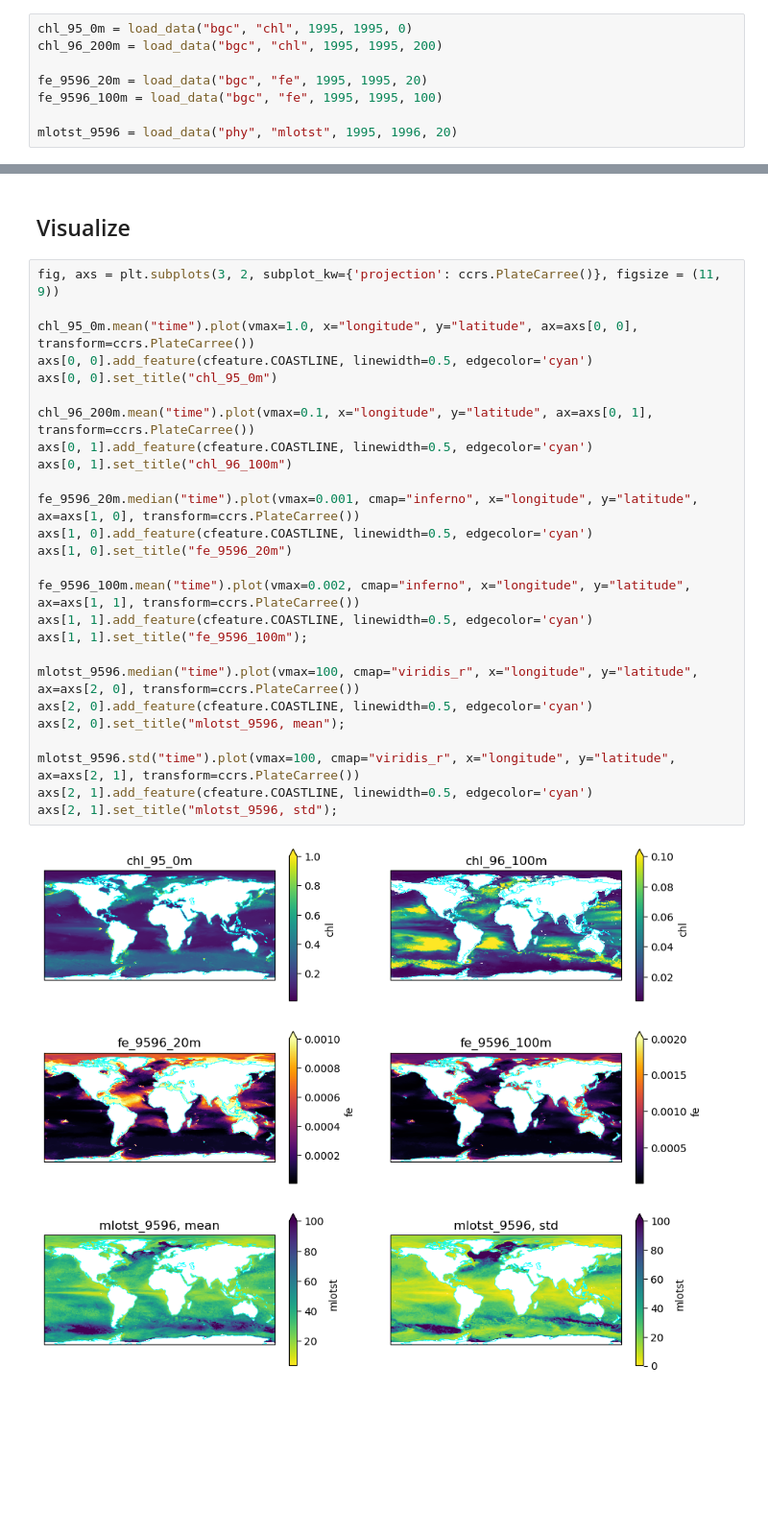
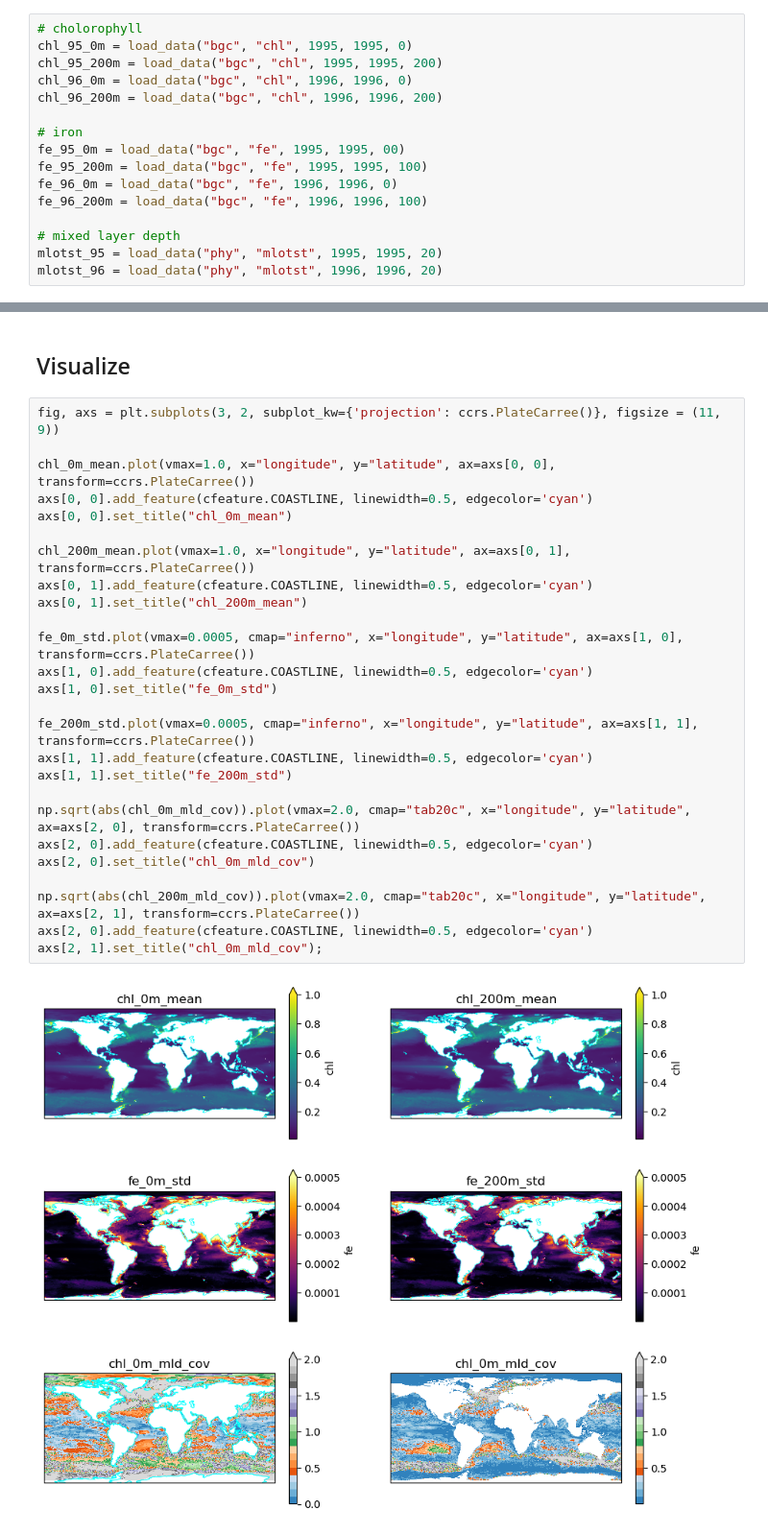
Before and after one commit to mardatade/2025-10-08_Clean-Code_Workshop, a Jupyter notebook: example_project/application.ipynb, the cells around one changed output, grey strips where cells are left out. Shown: that part at 96% size. Drawn from its saved outputs; the diff is of its cells as text; blank space fills up the shorter version.

```diff
--- a/example_project/application.ipynb
+++ b/example_project/application.ipynb
@@ -13,8 +15,16 @@ import cartopy.feature as cfeature
 # %%
+# cholorophyll
 chl_95_0m = load_data("bgc", "chl", 1995, 1995, 0)
-chl_96_200m = load_data("bgc", "chl", 1995, 1995, 200)
+chl_95_200m = load_data("bgc", "chl", 1995, 1995, 200)
+chl_96_0m = load_data("bgc", "chl", 1996, 1996, 0)
+chl_96_200m = load_data("bgc", "chl", 1996, 1996, 200)
 
-fe_9596_20m = load_data("bgc", "fe", 1995, 1995, 20)
-fe_9596_100m = load_data("bgc", "fe", 1995, 1995, 100)
+# iron
+fe_95_0m = load_data("bgc", "fe", 1995, 1995, 00)
+fe_95_200m = load_data("bgc", "fe", 1995, 1995, 100)
+fe_96_0m = load_data("bgc", "fe", 1996, 1996, 0)
+fe_96_200m = load_data("bgc", "fe", 1996, 1996, 100)
 
-mlotst_9596 = load_data("phy", "mlotst", 1995, 1996, 20)
+# mixed layer depth
+mlotst_95 = load_data("phy", "mlotst", 1995, 1995, 20)
+mlotst_96 = load_data("phy", "mlotst", 1996, 1996, 20)
@@ -84,28 +131,28 @@ Coordinates:
 # %%
 fig, axs = plt.subplots(3, 2, subplot_kw={'projection': ccrs.PlateCarree()}, figsize = (11, 9))
 
-chl_95_0m.mean("time").plot(vmax=1.0, x="longitude", y="latitude", ax=axs[0, 0], transform=ccrs.PlateCarree())
+chl_0m_mean.plot(vmax=1.0, x="longitude", y="latitude", ax=axs[0, 0], transform=ccrs.PlateCarree())
 axs[0, 0].add_feature(cfeature.COASTLINE, linewidth=0.5, edgecolor='cyan')
-axs[0, 0].set_title("chl_95_0m")
+axs[0, 0].set_title("chl_0m_mean")
 
-chl_96_200m.mean("time").plot(vmax=0.1, x="longitude", y="latitude", ax=axs[0, 1], transform=ccrs.PlateCarree())
+chl_200m_mean.plot(vmax=1.0, x="longitude", y="latitude", ax=axs[0, 1], transform=ccrs.PlateCarree())
 axs[0, 1].add_feature(cfeature.COASTLINE, linewidth=0.5, edgecolor='cyan')
-axs[0, 1].set_title("chl_96_100m")
+axs[0, 1].set_title("chl_200m_mean")
 
-fe_9596_20m.median("time").plot(vmax=0.001, cmap="inferno", x="longitude", y="latitude", ax=axs[1, 0], transform=ccrs.PlateCarree())
+fe_0m_std.plot(vmax=0.0005, cmap="inferno", x="longitude", y="latitude", ax=axs[1, 0], transform=ccrs.PlateCarree())
 axs[1, 0].add_feature(cfeature.COASTLINE, linewidth=0.5, edgecolor='cyan')
-axs[1, 0].set_title("fe_9596_20m")
+axs[1, 0].set_title("fe_0m_std")
 
-fe_9596_100m.mean("time").plot(vmax=0.002, cmap="inferno", x="longitude", y="latitude", ax=axs[1, 1], transform=ccrs.PlateCarree())
+fe_200m_std.plot(vmax=0.0005, cmap="inferno", x="longitude", y="latitude", ax=axs[1, 1], transform=ccrs.PlateCarree())
 axs[1, 1].add_feature(cfeature.COASTLINE, linewidth=0.5, edgecolor='cyan')
-axs[1, 1].set_title("fe_9596_100m");
+axs[1, 1].set_title("fe_200m_std")
 
-mlotst_9596.median("time").plot(vmax=100, cmap="viridis_r", x="longitude", y="latitude", ax=axs[2, 0], transform=ccrs.PlateCarree())
+np.sqrt(abs(chl_0m_mld_cov)).plot(vmax=2.0, cmap="tab20c", x="longitude", y="latitude", ax=axs[2, 0], transform=ccrs.PlateCarree())
 axs[2, 0].add_feature(cfeature.COASTLINE, linewidth=0.5, edgecolor='cyan')
-axs[2, 0].set_title("mlotst_9596, mean");
+axs[2, 0].set_title("chl_0m_mld_cov")
 
-mlotst_9596.std("time").plot(vmax=100, cmap="viridis_r", x="longitude", y="latitude", ax=axs[2, 1], transform=ccrs.PlateCarree())
-axs[2, 1].add_feature(cfeature.COASTLINE, linewidth=0.5, edgecolor='cyan')
-axs[2, 1].set_title("mlotst_9596, std");
+np.sqrt(abs(chl_200m_mld_cov)).plot(vmax=2.0, cmap="tab20c", x="longitude", y="latitude", ax=axs[2, 1], transform=ccrs.PlateCarree())
+axs[2, 0].add_feature(cfeature.COASTLINE, linewidth=0.5, edgecolor='cyan')
+axs[2, 1].set_title("chl_0m_mld_cov");
 # %% [output]
-[figure, old version]
+[figure, new version]
```
Also changed, not shown: parts of 13 cells of this notebook.
